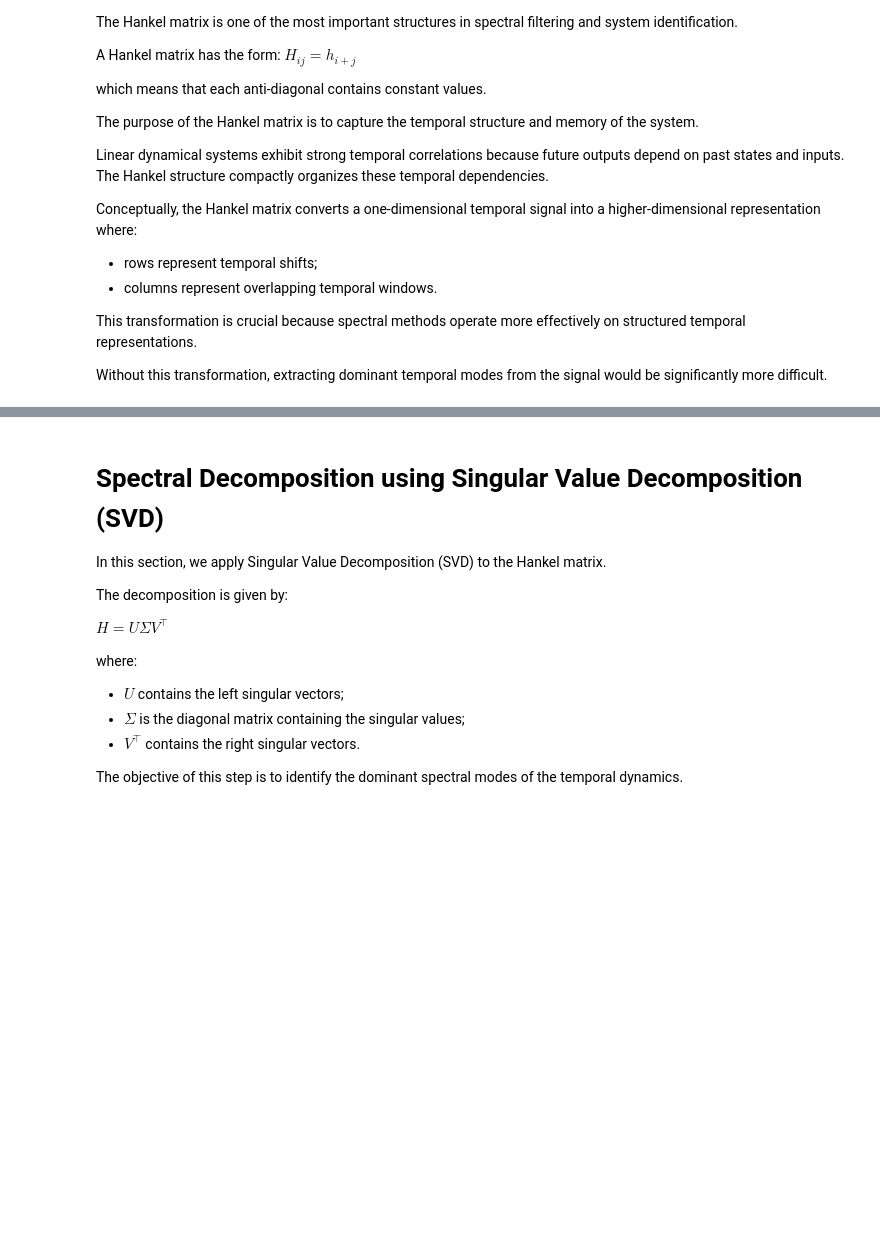
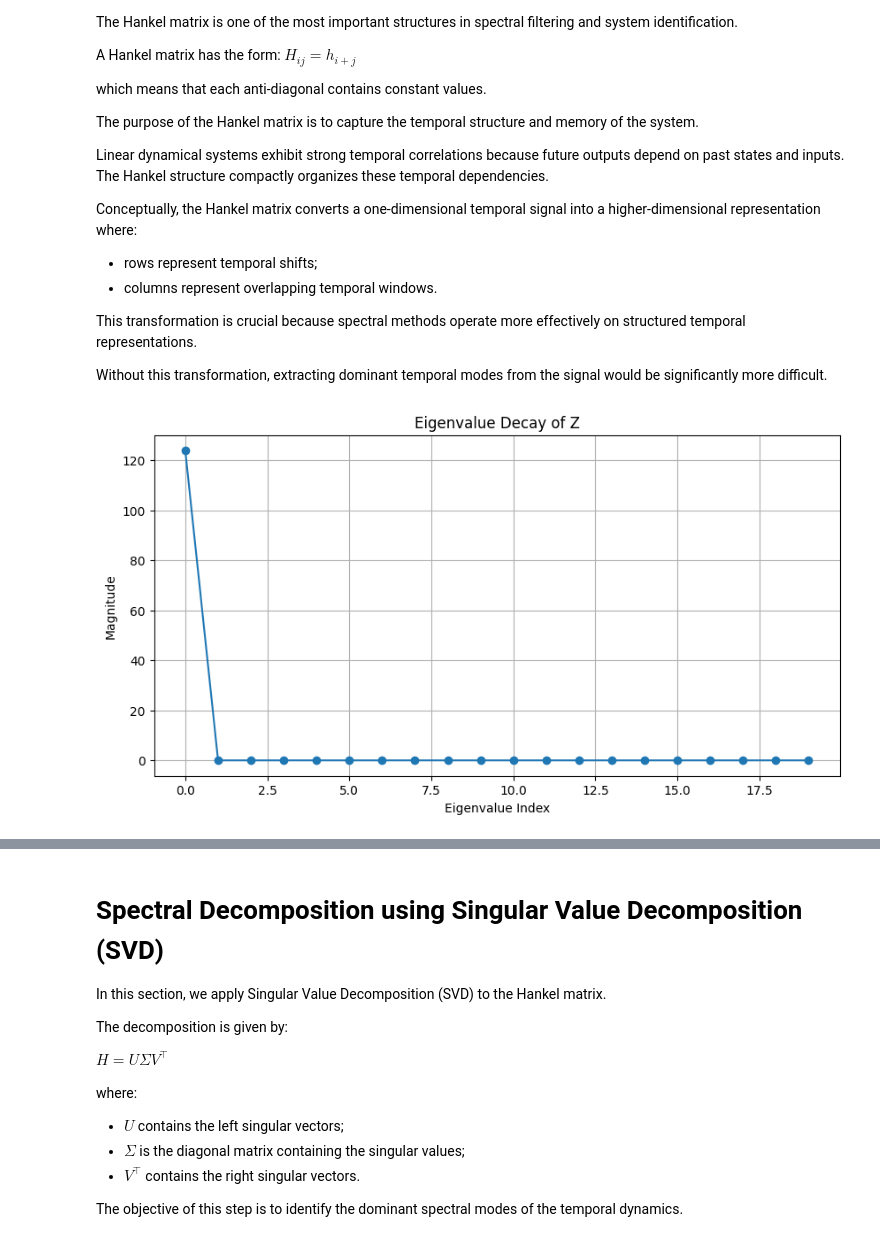
Before and after one commit to RicksonMonteiroML/spectral-Filtering-with-vaw, a Jupyter notebook: notebooks/00_introduction_spectral_filtering_with_vaw.ipynb, the cells around one changed output, grey strips where cells are left out. Saved outputs shown, nothing was run; the diff lists cells and outputs as text; code cells hidden in the pictures; blank space fills up the shorter version.

Commit message:
"Rank matriz computation and Eigenvectors numbers definition"

```diff
--- a/notebooks/00_introduction_spectral_filtering_with_vaw.ipynb
+++ b/notebooks/00_introduction_spectral_filtering_with_vaw.ipynb
@@ -160,2 +160,45 @@ hankel_size = 30
 
 H = hankel_matrix(y, hankel_size)
+# %%
+
+T = 300
+
+# Stable linear system
+A = np.array([[0.95]])
+B = np.array([[0.5]])
+C = np.array([[1.0]])
+
+x = np.zeros((T + 1, 1))
+u = np.random.randn(T, 1) * 0.5
+y = np.zeros((T, 1))
+
+for t in range(T):
+    noise = 0.05 * np.random.randn(1)
+    x[t + 1] = A @ x[t] + B @ u[t] + noise
+    y[t] = C @ x[t]
+
+Z = y @ x[:-1].T
+# %%
+eigenvalues, eigenvectors = np.linalg.eig(Z)
+
+# Sort eigenvalues by magnitude (descending)
+order = np.argsort(np.abs(eigenvalues))[::-1]
+
+sorted_eigenvalues = np.abs(eigenvalues)[order]
+
+# Plot eigenvalue decay
+plt.figure(figsize=(10, 5))
+
+plt.plot(sorted_eigenvalues[:20], marker='o')
+
+plt.title("Eigenvalue Decay of Z")
+
+plt.xlabel("Eigenvalue Index")
+
+plt.ylabel("Magnitude")
+
+plt.grid(True)
+
+plt.show()
+# %% [output]
+[figure, added]
```
Also changed, not shown: parts of 14 cells of this notebook.
